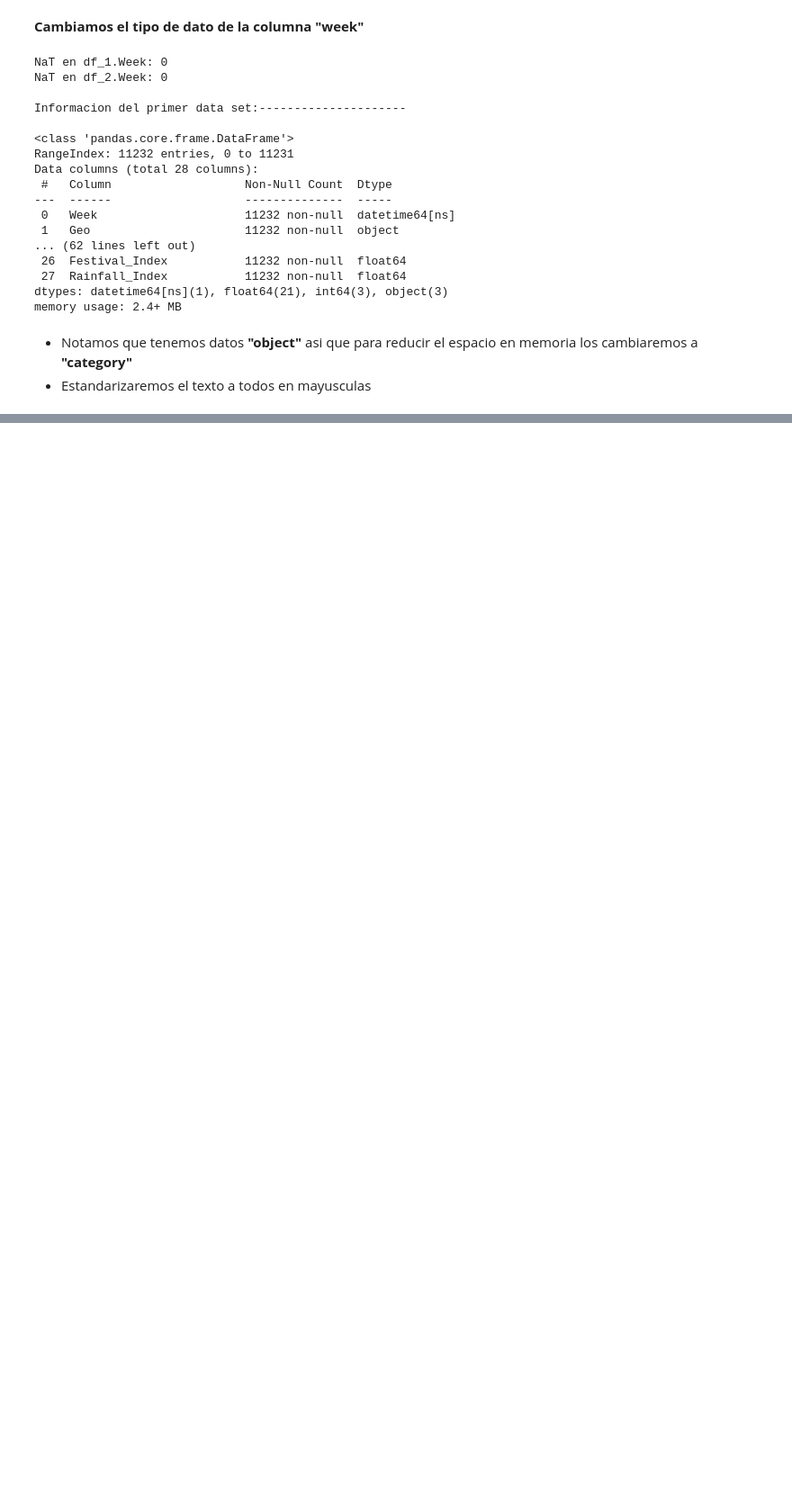
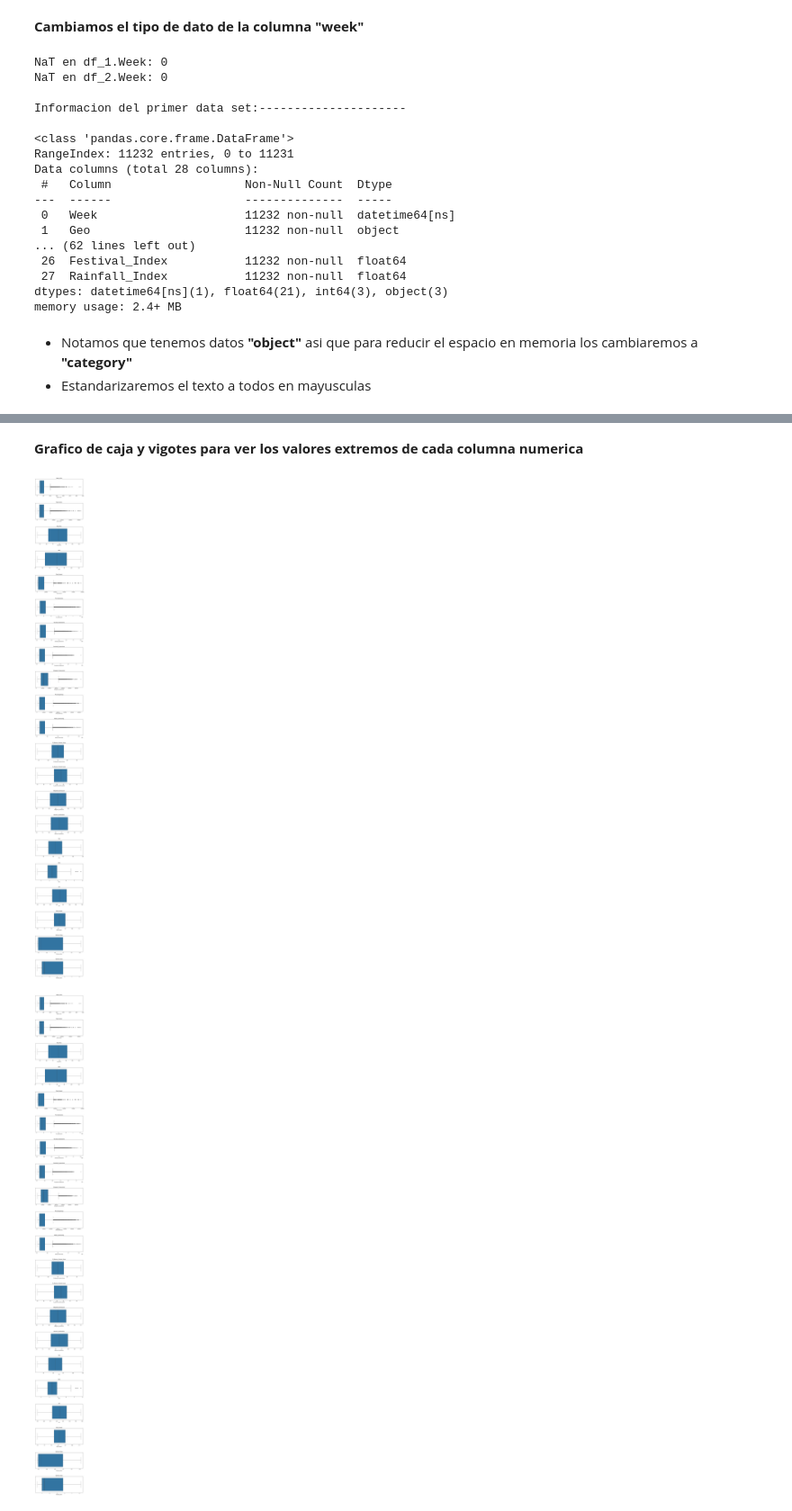
Before and after one commit to mcc-oscar-perez/Marketing_Mix_Modeling, a Jupyter notebook: RT.ipynb, the cells around one changed output, grey strips where cells are left out. Shown: that part at 90% size. Saved outputs shown, nothing was run; the diff lists cells and outputs as text; code cells hidden in the pictures; blank space fills up the shorter version.

```diff
--- a/RT.ipynb
+++ b/RT.ipynb
@@ -207,0 +185,16 @@ Características estadísticas de df_1:
+# %%
+clos_cat = ['Geo','Brand','SKU']
+for i in clos_cat:
+    c1 = df_1[i].cat.categories
+    c2 = df_2[i].cat.categories
+
+    print(f"Categorias en '{i}' del df_1:\n",list(c1))
+    print(" ")
+    print(f"Categorias en '{i}' del df_2:\n",list(c2))
+    print(" ")
+    print("------------------------------------------------------------------------------------------------------------------------------------------")
+
+for i in clos_cat:
+    print(f"Cantidad de categorias en '{i}' del df_1:", df_1[i].nunique())
+    print(f"Cantidad de categorias en '{i}' del df_2:", df_2[i].nunique())
+    print(" ")
@@ -207,0 +244,33 @@ Características estadísticas de df_1:
+# %% [markdown]
+**Grafico de caja y vigotes para ver los valores extremos de cada columna numerica**
+# %%
+# Seleccionamos columnas numericas
+# num_cols = df_1.select_dtypes(include=['number']).columns
+# print("Columnas numéricas:", list(num_cols))
+
+
+columns_numericas_df_1 = ['Sales_Units', 'Sales_Value','Net_Price', 'MRP', 'Trade_Spend', 'TV_Impressions', 'YouTube_Impressions', 'Facebook_Impressions', 'Instagram_Impressions', 'Print_Readership', 'Radio_Listenership', 'FB_Banner_Content_Score', 'IG_Banner_Content_Score', 'Weighted_Distribution', 'Numeric_Distribution', 'TDP', 'NOS', 'CPI', 'GDP_Growth', 'Festival_Index', 'Rainfall_Index']
+
+columns_numericas_df_2 = ['Sales_Units', 'Sales_Value','Net_Price', 'MRP', 'Trade_Spend', 'TV_Impressions', 'YouTube_Impressions', 'Facebook_Impressions', 'Instagram_Impressions', 'Print_Readership', 'Radio_Listenership', 'FB_Banner_Content_Score', 'IG_Banner_Content_Score', 'Weighted_Distribution', 'Numeric_Distribution', 'TDP', 'NOS', 'CPI', 'GDP_Growth', 'Festival_Index', 'Rainfall_Index']
+
+n1 = len(columns_numericas_df_1)
+n2 = len(columns_numericas_df_2)
+
+# Graficos de caja y bigotes para el primer DataFrame ---------------------------------------------
+fig,ax = plt.subplots(nrows=n1, ncols=1, figsize=(10,5*n1))
+fig.subplots_adjust(hspace=0.5)
+
+for i, col in enumerate(columns_numericas_df_1):
+    sns.boxplot(x=col, data=df_1, ax=ax[i])   # horizontal (x=col). Para vertical, usa y=col.
+    ax[i].set_title(col)
+
+# Graficos de caja y bigotes para el segundo DataFrame ---------------------------------------------
+fig,ax = plt.subplots(nrows=n1, ncols=1, figsize=(10,5*n1))
+fig.subplots_adjust(hspace=0.5)
+
+for i, col in enumerate(columns_numericas_df_1):
+    sns.boxplot(x=col, data=df_1, ax=ax[i])   # horizontal (x=col). Para vertical, usa y=col.
+    ax[i].set_title(col)
+# %% [output]
+[figure, added]
+[figure, added]
```
Also changed, not shown: parts of 21 cells of this notebook.
